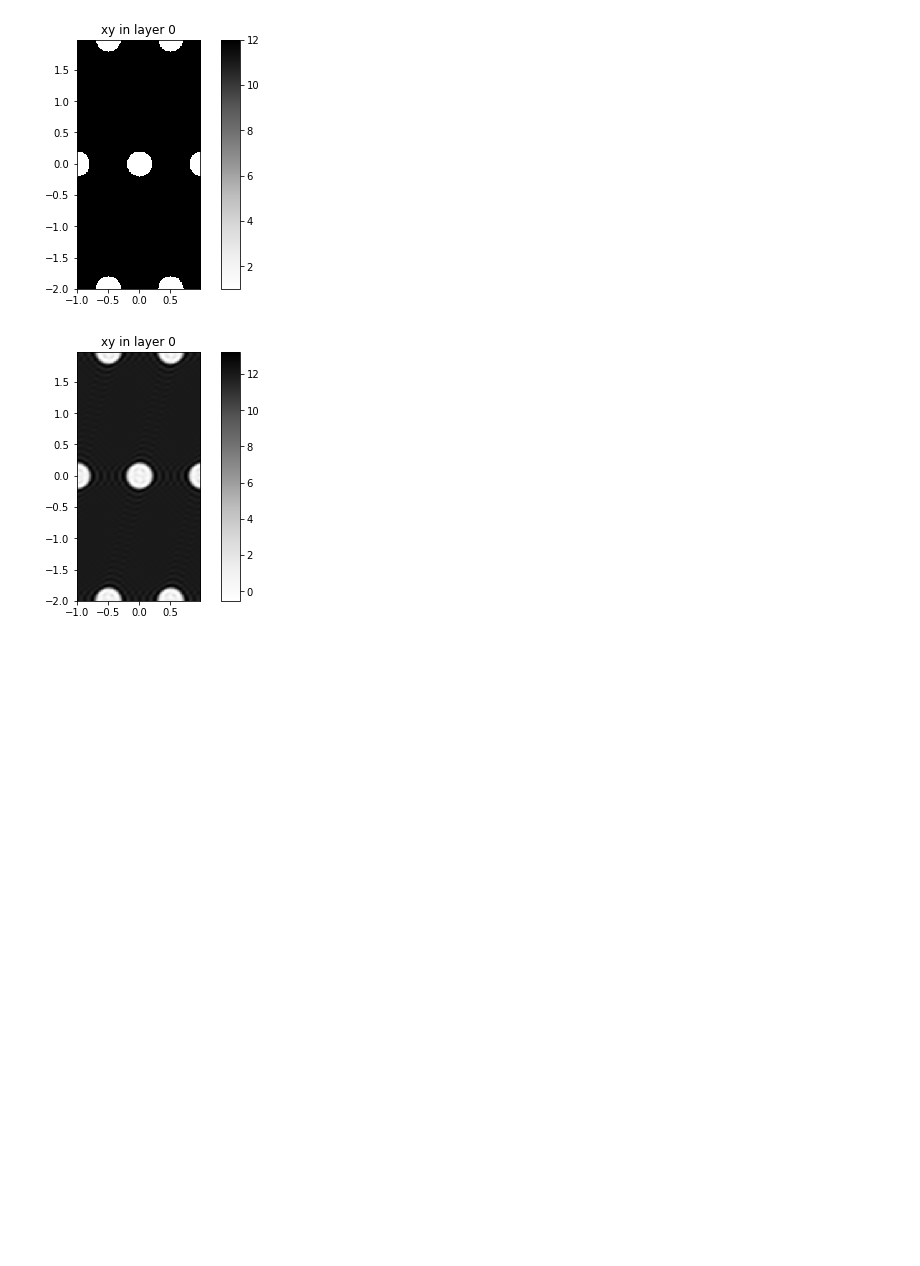
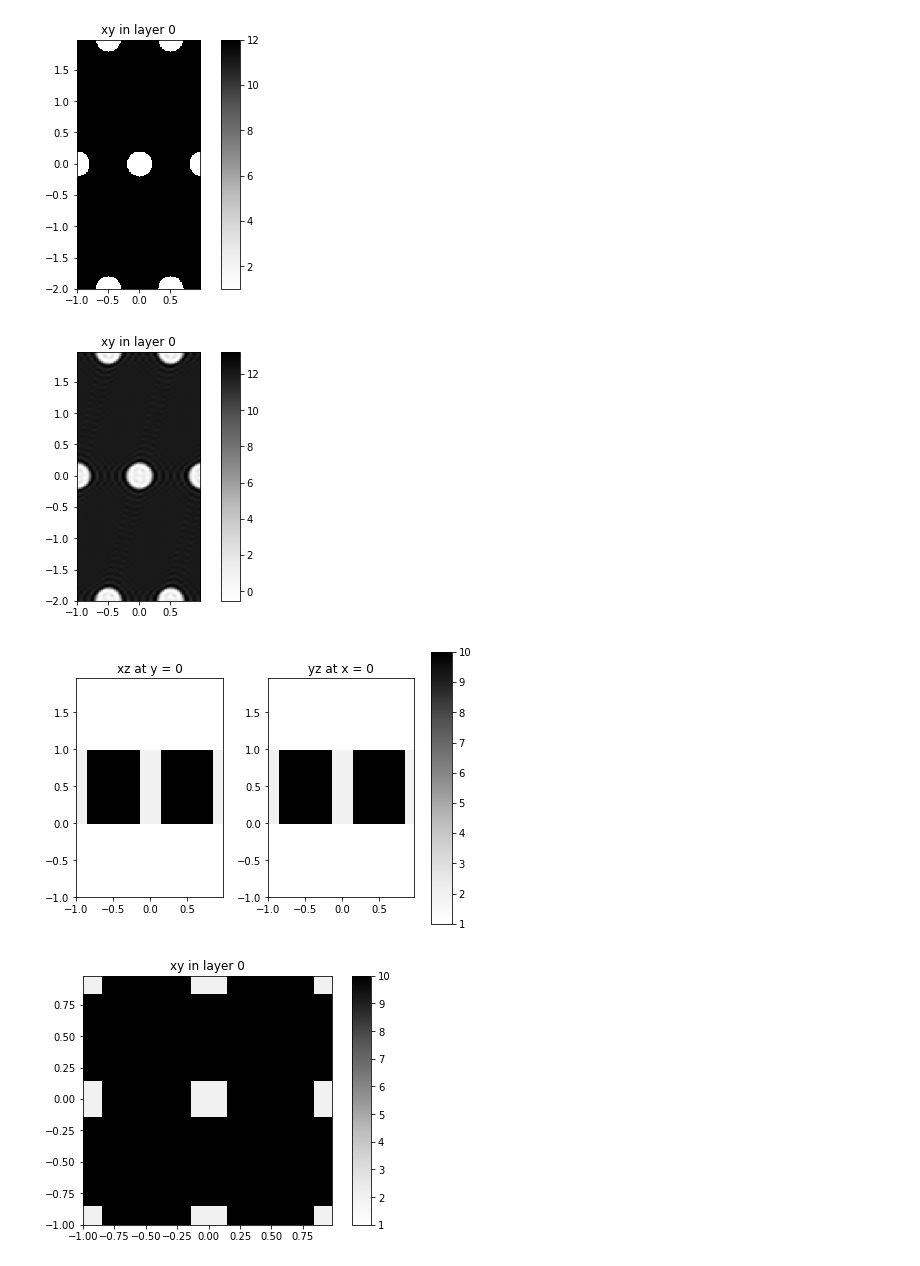
Before and after one commit to fancompute/legume, a Jupyter notebook: test_gme.ipynb, the cells around one changed output. Cells and saved outputs as stored; diff of their text form; code cells hidden in the pictures; blank space fills up the shorter version.

Commit message:
Polygon FT ported but needs some debugging

```diff
--- a/test_gme.ipynb
+++ b/test_gme.ipynb
@@ -93,3 +93,22 @@ gme = GuidedModeExp(phc, gmax=5)
 gme.plot_overview_ft()
 # %% [output]
 [figure]
+# %%
+# Initialize a lattice
+lattice = Lattice('square')
+
+# We can also do polygonal shapes
+phc = PhotCryst(lattice)
+phc.add_layer(d=1, eps_b=10)
+
+# Square; note that both PhotCryst and Layer classes have add_shape() methods
+phc.layers[-1].add_shape('square', {'x_cent': 0, 'y_cent': 0, 'a': 0.3, 'eps': 2})
+phc.plot_overview()
+
+# # Arbitrary polygon
+# phc.add_layer(d=0.4, eps_b=8)
+# phc.layers[-1].add_shape('poly', {'x_edges': [-0.1, 0.5, 0.2], 'y_edges': [0, 0, 0.5], 'eps': 4})
+# phc.plot_overview()
+# %% [output]
+[figure, added]
+[figure, added]
```
Also changed, not shown: parts of 2 cells of this notebook, 1 other file.
